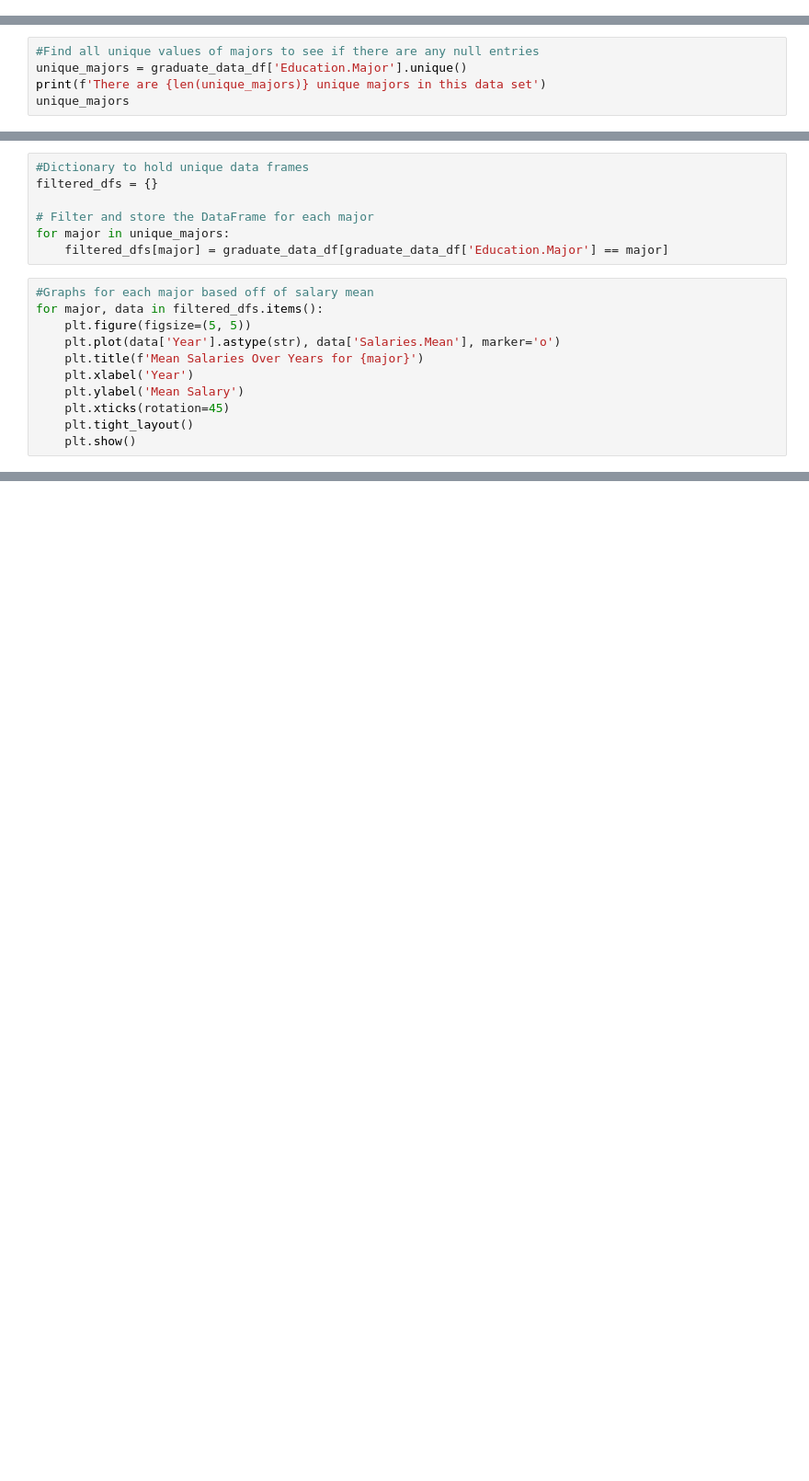
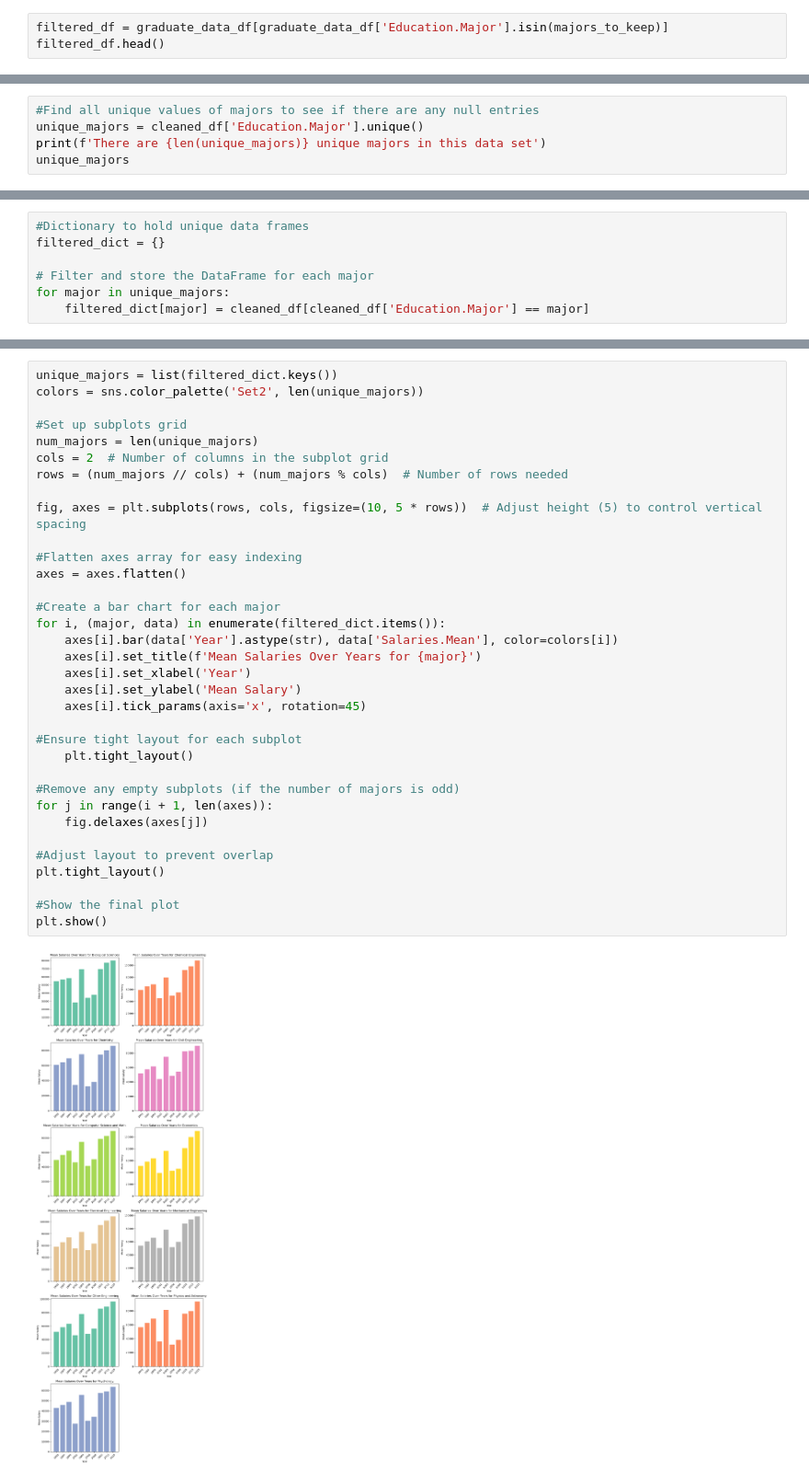
Before and after one commit to craha001/Project-1---Group-1, a Jupyter notebook: Project 1.ipynb, the cells around one changed output, grey strips where cells are left out. Shown at 92% size. Cells and saved outputs as stored; diff of their text form; blank space fills up the shorter version.

```diff
--- a/Project 1.ipynb
+++ b/Project 1.ipynb
@@ -16,0 +34,3 @@ graduate_data_df.head()
+# %%
+filtered_df = graduate_data_df[graduate_data_df['Education.Major'].isin(majors_to_keep)]
+filtered_df.head()
@@ -38,6 +93,6 @@ dtype: object
 # %%
 #Find all unique values of majors to see if there are any null entries
-unique_majors = graduate_data_df['Education.Major'].unique()
+unique_majors = cleaned_df['Education.Major'].unique()
 print(f'There are {len(unique_majors)} unique majors in this data set')
 unique_majors
 # %% [output]
@@ -50,18 +105,7 @@ array(['Biological Sciences', 'Chemical Engineering', 'Chemistry',
 # %%
 #Dictionary to hold unique data frames
-filtered_dfs = {}
+filtered_dict = {}
 
 # Filter and store the DataFrame for each major
 for major in unique_majors:
-    filtered_dfs[major] = graduate_data_df[graduate_data_df['Education.Major'] == major]
+    filtered_dict[major] = cleaned_df[cleaned_df['Education.Major'] == major]
-# %%
-#Graphs for each major based off of salary mean
-for major, data in filtered_dfs.items():
-    plt.figure(figsize=(5, 5))
-    plt.plot(data['Year'].astype(str), data['Salaries.Mean'], marker='o')
-    plt.title(f'Mean Salaries Over Years for {major}')
-    plt.xlabel('Year')
-    plt.ylabel('Mean Salary')
-    plt.xticks(rotation=45)
-    plt.tight_layout()
-    plt.show()
@@ -80,0 +112,36 @@ for major, data in filtered_dfs.items():
+# %%
+unique_majors = list(filtered_dict.keys())
+colors = sns.color_palette('Set2', len(unique_majors))
+
+#Set up subplots grid
+num_majors = len(unique_majors)
+cols = 2  # Number of columns in the subplot grid
+rows = (num_majors // cols) + (num_majors % cols)  # Number of rows needed
+
+fig, axes = plt.subplots(rows, cols, figsize=(10, 5 * rows))  # Adjust height (5) to control vertical spacing
+
+#Flatten axes array for easy indexing
+axes = axes.flatten()
+
+#Create a bar chart for each major
+for i, (major, data) in enumerate(filtered_dict.items()):
+    axes[i].bar(data['Year'].astype(str), data['Salaries.Mean'], color=colors[i])
+    axes[i].set_title(f'Mean Salaries Over Years for {major}')
+    axes[i].set_xlabel('Year')
+    axes[i].set_ylabel('Mean Salary')
+    axes[i].tick_params(axis='x', rotation=45)
+
+#Ensure tight layout for each subplot
+    plt.tight_layout()
+
+#Remove any empty subplots (if the number of majors is odd)
+for j in range(i + 1, len(axes)):
+    fig.delaxes(axes[j])
+
+#Adjust layout to prevent overlap
+plt.tight_layout()
+
+#Show the final plot
+plt.show()
+# %% [output]
+[figure, added]
```
Also changed, not shown: parts of 21 cells of this notebook.
